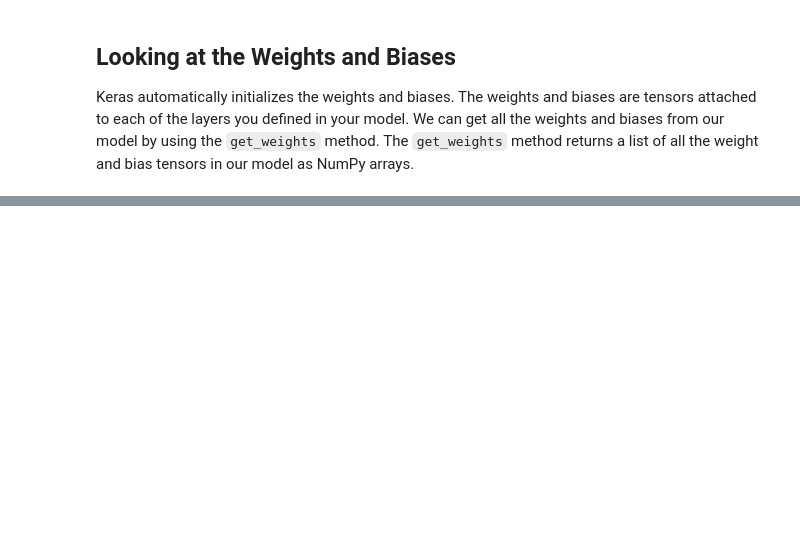
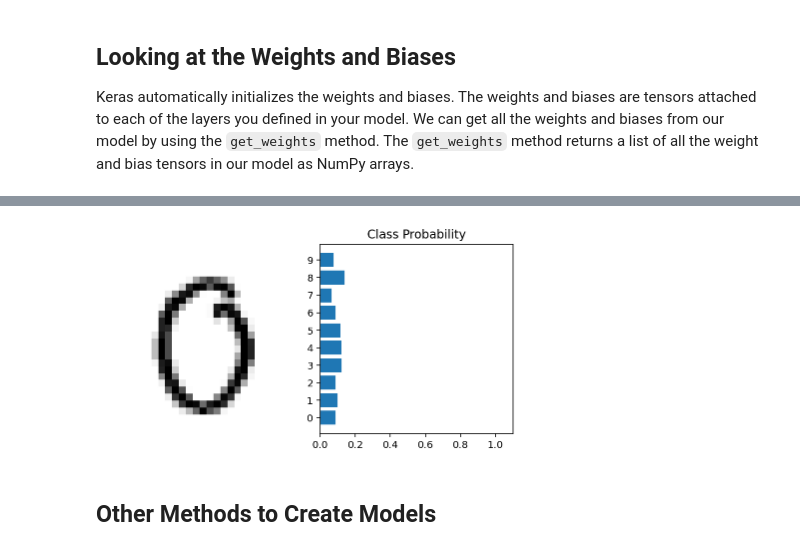
Before and after one commit to ongsterr/ml_tf, a Jupyter notebook: 03_deep_learning/nn_tf_keras.ipynb, the cells around one changed output, grey strips where cells are left out. Drawn from its saved outputs; the diff is of its cells as text; code cells hidden in the pictures; blank space fills up the shorter version.

```diff
--- a/03_deep_learning/nn_tf_keras.ipynb
+++ b/03_deep_learning/nn_tf_keras.ipynb
@@ -319,0 +441,18 @@ Keras automatically initializes the weights and biases. The weights and biases a
+# %%
+class Network(tf.keras.Model):
+    def __init__(self, num_classes=2):
+        super().__init__() # super() to refer to the parent class, adding a call to the parent's __init__ method
+        self.num_classes = num_classes
+
+        # define layers
+        self.input_layer = tf.keras.layers.Flatten()
+        self.hidden_layer = tf.keras.layers.Dense(256, activation='relu')
+        self.output_layer = tf.keras.layers.Dense(self.num_classes, activation='softmax')
+
+    def call(self, input_tensor):
+        # nn customization happens here, the current implementation follows the Sequential method
+        x = self.input_layer(input_tensor)
+        x = self.hidden_layer(x)
+        x = self.output_layer(x)
+
+        return x
@@ -319,0 +507,8 @@ Keras automatically initializes the weights and biases. The weights and biases a
+# %%
+# create a model object
+subclassed_model = Network(10)
+
+# build the model
+subclassed_model.build((None, 28, 28, 1))
+
+subclassed_model.summary()
@@ -319,0 +620,19 @@ Keras automatically initializes the weights and biases. The weights and biases a
+# %%
+for image_batch, label_batch in training_batch.take(1):
+    ps = subclassed_model.predict(image_batch)
+    first_image = image_batch.numpy().squeeze()[0]
+
+fig, (ax1, ax2) = plt.subplots(figsize=(6,9), ncols=2)
+ax1.imshow(first_image, cmap=plt.cm.binary)
+ax1.axis('off')
+ax2.barh(np.arange(10), ps[0])
+ax2.set_aspect(0.1)
+ax2.set_yticks(np.arange(10))
+ax2.set_yticklabels(np.arange(10))
+ax2.set_title('Class Probability')
+ax2.set_xlim(0, 1.1)
+plt.tight_layout()
+# %% [output]
+[figure, added]
+# %% [markdown]
+## Other Methods to Create Models
```
Also changed, not shown: parts of 24 cells of this notebook.
